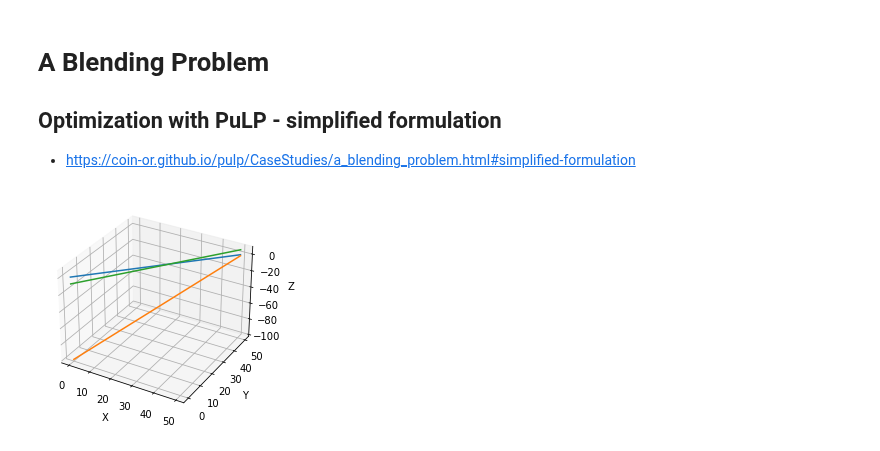
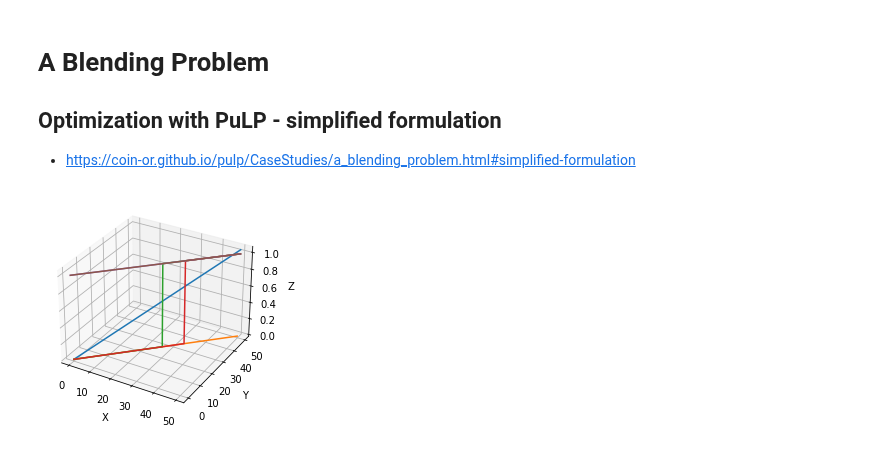
Before and after one commit to andreformento/learning-machine-learning, a Jupyter notebook: src/optimization-with-pulp/01-a-blending-problem-simplified.ipynb, the cells around one changed output. Drawn from its saved outputs; the diff is of its cells as text; code cells hidden in the pictures.

```diff
--- a/src/optimization-with-pulp/01-a-blending-problem-simplified.ipynb
+++ b/src/optimization-with-pulp/01-a-blending-problem-simplified.ipynb
@@ -28,24 +28,3 @@ prob += 0.100 * x1 + 0.200 * x2 >= 8.0, "ProteinRequirement"
 prob += 0.080 * x1 + 0.100 * x2 >= 6.0, "FatRequirement"
 prob += 0.001 * x1 + 0.005 * x2 <= 2.0, "FibreRequirement"
 prob += 0.002 * x1 + 0.005 * x2 <= 0.4, "SaltRequirement"
-# %%
-axes = plt.axes(projection="3d")
-
-x = np.arange(0,50,0.1)
-y = np.arange(0,50,0.1)
-
-z_objective = 0.013 * x + 0.008 * y
-z_constraint_PercentagesSum = x + y - 100
-z_constraint_ProteinRequirement = 0.100 * x + 0.200 * y - 8.0
-
-axes.plot(x,y,z_objective)
-axes.plot(x,y,z_constraint_PercentagesSum)
-axes.plot(x,y,z_constraint_ProteinRequirement)
-
-axes.set_xlabel('X')
-axes.set_ylabel('Y')
-axes.set_zlabel('Z')
-
-plt.show()
-# %% [output]
-[figure, removed]
@@ -53,0 +31,27 @@ print(prob)
+# %%
+axes = plt.axes(projection="3d")
+
+x = np.arange(0,50,0.1)
+y = np.arange(0,50,0.1)
+
+z_objective = 0.013 * x + 0.008 * y
+z_PercentagesSum = x + y == 100
+z_ProteinRequirement = 0.100 * x + 0.200 * y >= 8.0
+z_FatRequirement = 0.080 * x + 0.100 * y >= 6.0
+z_FibreRequirement = 0.001 * x + 0.005 * y <= 2.0
+z_SaltRequirement = 0.002 * x + 0.005 * y <= 0.4
+
+axes.plot(x,y,z_objective)
+axes.plot(x,y,z_PercentagesSum)
+axes.plot(x,y,z_ProteinRequirement)
+axes.plot(x,y,z_FatRequirement)
+axes.plot(x,y,z_FibreRequirement)
+axes.plot(x,y,z_SaltRequirement)
+
+axes.set_xlabel('X')
+axes.set_ylabel('Y')
+axes.set_zlabel('Z')
+
+plt.show()
+# %% [output]
+[figure, added]
```
Also changed, not shown: parts of 9 cells of this notebook.
